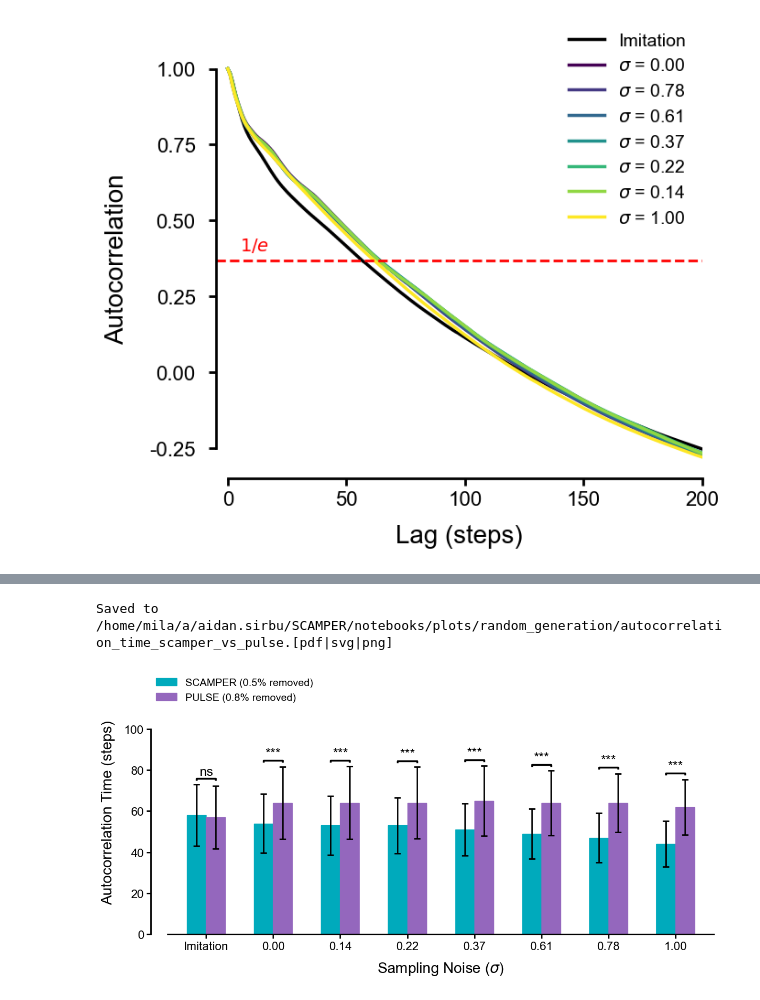
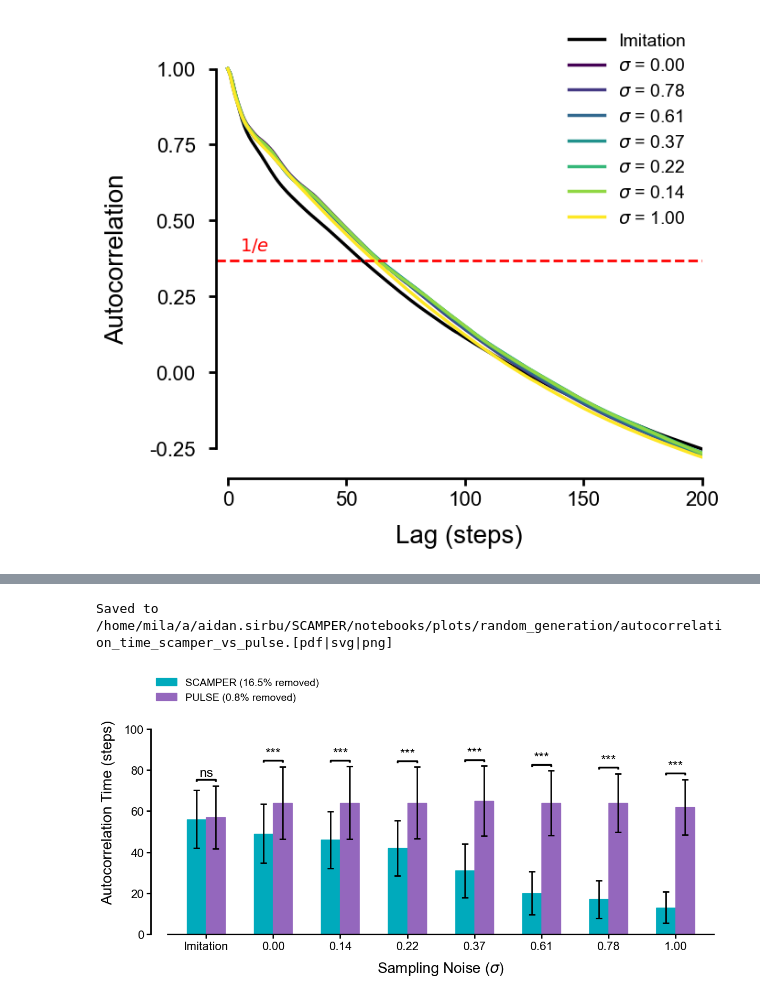
Before and after one commit to asirbu77/SCAMPER, a Jupyter notebook: notebooks/analysis/random_generation/autocorrelation_KLmatch.ipynb, the cells around one changed output, grey strips where cells are left out. Saved outputs shown, nothing was run; the diff lists cells and outputs as text; code cells hidden in the pictures.

```diff
--- a/notebooks/analysis/random_generation/autocorrelation_KLmatch.ipynb
+++ b/notebooks/analysis/random_generation/autocorrelation_KLmatch.ipynb
@@ -18,8 +18,8 @@ from scamper.analysis.discriminator.data_loading import (
 )
 
 # ============ CONFIGURATION ============
-DATASET_PATH = "/home/mila/a/aidan.sirbu/SCAMPER/data/generation_rollout/generation_rollout_goldenrodent_jax_fullclips_latents.h5"
-REFERENCE_DATASET = "encoder_decoder_qpos"
+DATASET_PATH = "/home/mila/a/aidan.sirbu/SCAMPER/data/generation_rollout/generation_rollout_rgm_31.h5"
+REFERENCE_DATASET = "student_encoder_decoder_qpos"
 JOINT_ANGLE_START = 7
 EXCLUDE_DATASETS = {"original_qpos"}
 SAVE_DIR = Path("/home/mila/a/aidan.sirbu/SCAMPER/notebooks/plots/random_generation")
@@ -136,18 +136,27 @@ ac_generated_names = [
     if ds.endswith("_qpos")
     and ds != REFERENCE_DATASET
     and ds not in EXCLUDE_DATASETS
+    and ds != "rgm_predicted_logvar_qpos"
     and ds != "prior_predicted_logvar_qpos"
 ]
 
 ac_label_map = {
     "encoder_decoder_qpos": "Imitation",
+    "student_encoder_decoder_qpos": "Imitation",
     "prior_deterministic_qpos": "$\\sigma$ = 0.00",
+    "rgm_deterministic_qpos": "$\\sigma$ = 0.00",
     "prior_logvar_-4_qpos": "$\\sigma$ = 0.14",
+    "rgm_logvar_-4_qpos": "$\\sigma$ = 0.14",
     "prior_logvar_-3_qpos": "$\\sigma$ = 0.22",
+    "rgm_logvar_-3_qpos": "$\\sigma$ = 0.22",
     "prior_logvar_-2_qpos": "$\\sigma$ = 0.37",
+    "rgm_logvar_-2_qpos": "$\\sigma$ = 0.37",
     "prior_logvar_-1_qpos": "$\\sigma$ = 0.61",
+    "rgm_logvar_-1_qpos": "$\\sigma$ = 0.61",
     "prior_logvar_-0.5_qpos": "$\\sigma$ = 0.78",
+    "rgm_logvar_-0.5_qpos": "$\\sigma$ = 0.78",
     "prior_logvar_0_qpos": "$\\sigma$ = 1.00",
+    "rgm_logvar_0_qpos": "$\\sigma$ = 1.00",
 }
 
 ac_datasets = [REFERENCE_DATASET] + ac_generated_names
@@ -1034,13 +1057,14 @@ clamp_clips = compute_autocorrelation_per_clip(
 )
 clamp_per_clip_ac_times["Imitation"] = _valid_per_clip_times(clamp_clips)
 
-# Prior sigmas
-for name, label in ac_sigma_label_map.items():
+# Sigma levels — SCAMPER uses rgm_ keys, PULSE uses prior_ keys
+for name, label in rgm_sigma_label_map.items():
     scamper_clips = compute_autocorrelation_per_clip(
         ac_qpos[name], MAX_LAG, ac_valid_lengths[name]
     )
     scamper_per_clip_ac_times[label] = _valid_per_clip_times(scamper_clips)
 
+for name, label in prior_sigma_label_map.items():
     pulse_clips = compute_autocorrelation_per_clip(
         distill_ac_qpos[name], MAX_LAG, distill_valid_lengths[name]
     )
@@ -1052,7 +1076,7 @@ for name, label in ac_sigma_label_map.items():
     clamp_per_clip_ac_times[label] = _valid_per_clip_times(clamp_clips)
 
 # Run Welch's t-test for each pair
-all_labels = ["Imitation"] + list(ac_sigma_label_map.values())
+all_labels = ["Imitation"] + list(prior_sigma_label_map.values())
 
 print("SCAMPER vs PULSE w/o logvar clip")
 print(
@@ -1211,7 +1235,7 @@ ax.errorbar(
 )
 
 # Add significance brackets
-all_labels = ["Imitation"] + list(ac_sigma_label_map.values())
+all_labels = ["Imitation"] + list(prior_sigma_label_map.values())
 for i, label in enumerate(all_labels):
     s = scamper_per_clip_ac_times[label]
     p = pulse_per_clip_ac_times[label]
@@ -1484,7 +1507,7 @@ ax.errorbar(
 )
 
 # Add significance brackets
-all_labels = ["Imitation"] + list(ac_sigma_label_map.values())
+all_labels = ["Imitation"] + list(prior_sigma_label_map.values())
 for i, label in enumerate(all_labels):
     s = scamper_per_clip_ac_times[label]
     c = clamp_per_clip_ac_times[label]
@@ -1531,31 +1554,31 @@ y_max = max(
 ax.set_ylim(0, y_max * 1.45)
 
 ax.set_ylabel("Autocorrelation Time (steps)", fontsize=20, labelpad=12)
 ax.set_xlabel("Sampling Noise ($\sigma$)", fontsize=20, labelpad=12)
 ax.tick_params(labelsize=16, width=2, length=6)
 ax.legend(fontsize=14, frameon=False, loc="center left", bbox_to_anchor=(-0.02, 1.0))
 
 sns.despine(ax=ax)
 ax.spines["left"].set_position(("outward", 10))
 
 yticks = ax.get_yticks()
 ylim = ax.get_ylim()
 yticks = [t for t in yticks if ylim[0] <= t <= ylim[1]]
 ax.spines["left"].set_bounds(yticks[0], yticks[-1])
 ax.spines["bottom"].set_bounds(x[0] - 0.8, x[-1] + 0.8)
 
 for spine in ["left", "bottom"]:
     ax.spines[spine].set_linewidth(2)
 
 plt.tight_layout()
 
 SAVE_DIR.mkdir(parents=True, exist_ok=True)
 fig.savefig(SAVE_DIR / f"{save_name_2grp}.pdf", bbox_inches="tight")
 fig.savefig(SAVE_DIR / f"{save_name_2grp}.svg", bbox_inches="tight")
 fig.savefig(SAVE_DIR / f"{save_name_2grp}.png", bbox_inches="tight")
 print(f"Saved to {SAVE_DIR / save_name_2grp}.[pdf|svg|png]")
 
 plt.show()
 # %% [output]
 Saved to /home/mila/a/aidan.sirbu/SCAMPER/notebooks/plots/random_generation/autocorrelation_time_scamper_vs_pulse.[pdf|svg|png]
-[figure, old version]
+[figure, new version]
```
Also changed, not shown: parts of 13 cells of this notebook, 3 other files.
